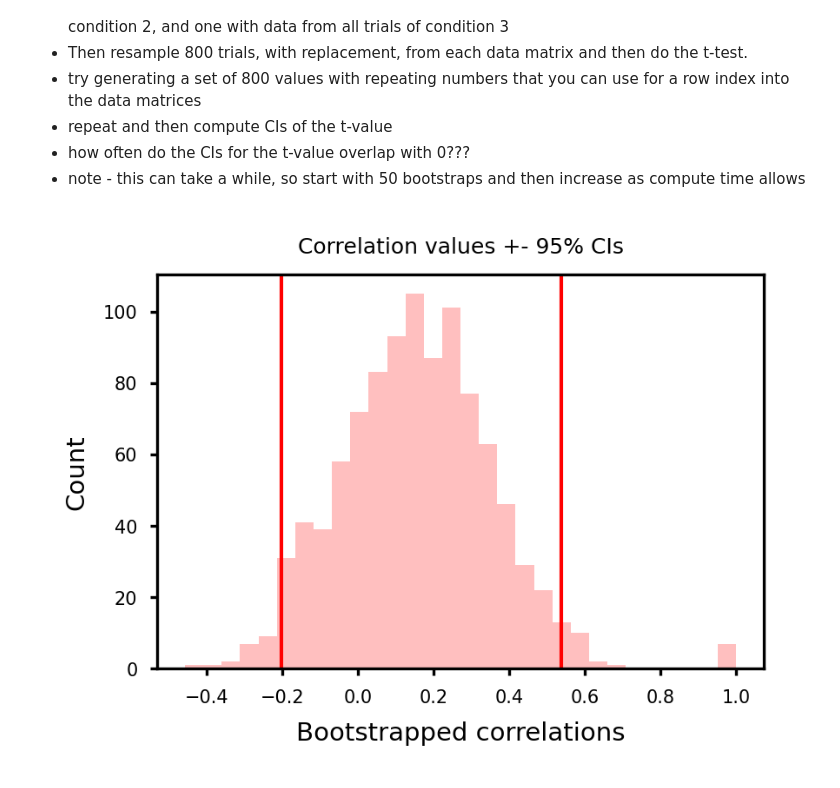
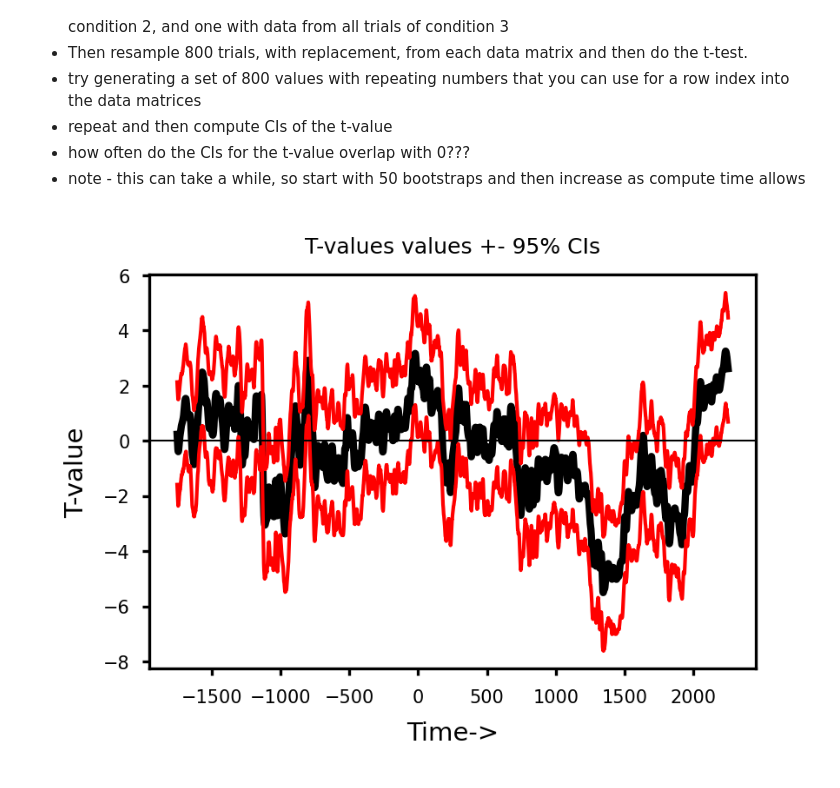
Before and after one commit to FelixHT/NEU-PSYC-231-Fall2020, a Jupyter notebook: InClassCode/Class06_11162020/Tutorial_061_Exercises.ipynb, the cells around one changed output. Saved outputs shown, nothing was run; the diff lists cells and outputs as text; code cells hidden in the pictures.

```diff
--- a/InClassCode/Class06_11162020/Tutorial_061_Exercises.ipynb
+++ b/InClassCode/Class06_11162020/Tutorial_061_Exercises.ipynb
@@ -273,36 +273,39 @@ plt.show()
 * how often do the CIs for the t-value overlap with 0???
 * note - this can take a while, so start with 50 bootstraps and then increase as compute time allows
 # %%
+import scipy
 # number of bootstraps
 num_bootstraps = 1000
-corr1 = np.zeros(num_bootstraps)
-corr2 = np.zeros(num_bootstraps)
+t_val = np.zeros((num_bootstraps,data.shape[1]))
+
 
 
 # bootstrapping loop...
 for i in np.arange(num_bootstraps):
     # with replacement generate a sample number from 0:N exclusive and do that N times
     index = np.random.randint(400, size=400)
 
     # use that to pull data from each of our arrays
     tmp1 = data[cond==2][index]
     tmp2 = data[cond==3][index]
 
 
-    # compute correlation between first two vectors.
-    corr1[i] = np.corrcoef(tmp1,tmp2)[0,1]
+    # compute t-test between first two vectors.
+    _ = scipy.stats.ttest_rel(tmp1, tmp2, axis=0)
+    t_val[i,:] = _.statistic
+    #     corr1[i] = np.corrcoef(tmp1,tmp2)[0,1]
 
 
 # then compute 95% CIs based on percentiles
-CIs_1 = np.percentile(corr1, [2.5, 97.5])
+CIs_1 = np.percentile(t_val, [2.5, 97.5],axis=0)
 
-# plot
-plt.title('Correlation values +- 95% CIs')
-plt.hist(corr1, color='r', alpha=.25, bins=30)
-plt.axvline(CIs_1[0], color='r', linewidth=1)
-plt.axvline(CIs_1[1], color='r', linewidth=1)
-plt.xlabel('Bootstrapped correlations')
-plt.ylabel('Count')
+plt.title('T-values values +- 95% CIs')
+plt.plot(tx, np.mean(t_val, axis=0), color='k', linewidth=2)
+plt.plot(tx, CIs_1[0,], color='r', linewidth=1)
+plt.plot(tx, CIs_1[1,], color='r', linewidth=1)
+plt.axhline(0, color='k')
+plt.xlabel('Time->')
+plt.ylabel('T-value')
 plt.show()
 # %% [output]
-[figure, old version]
+[figure, new version]
```
Also changed, not shown: parts of 3 cells of this notebook, 1 other file.
